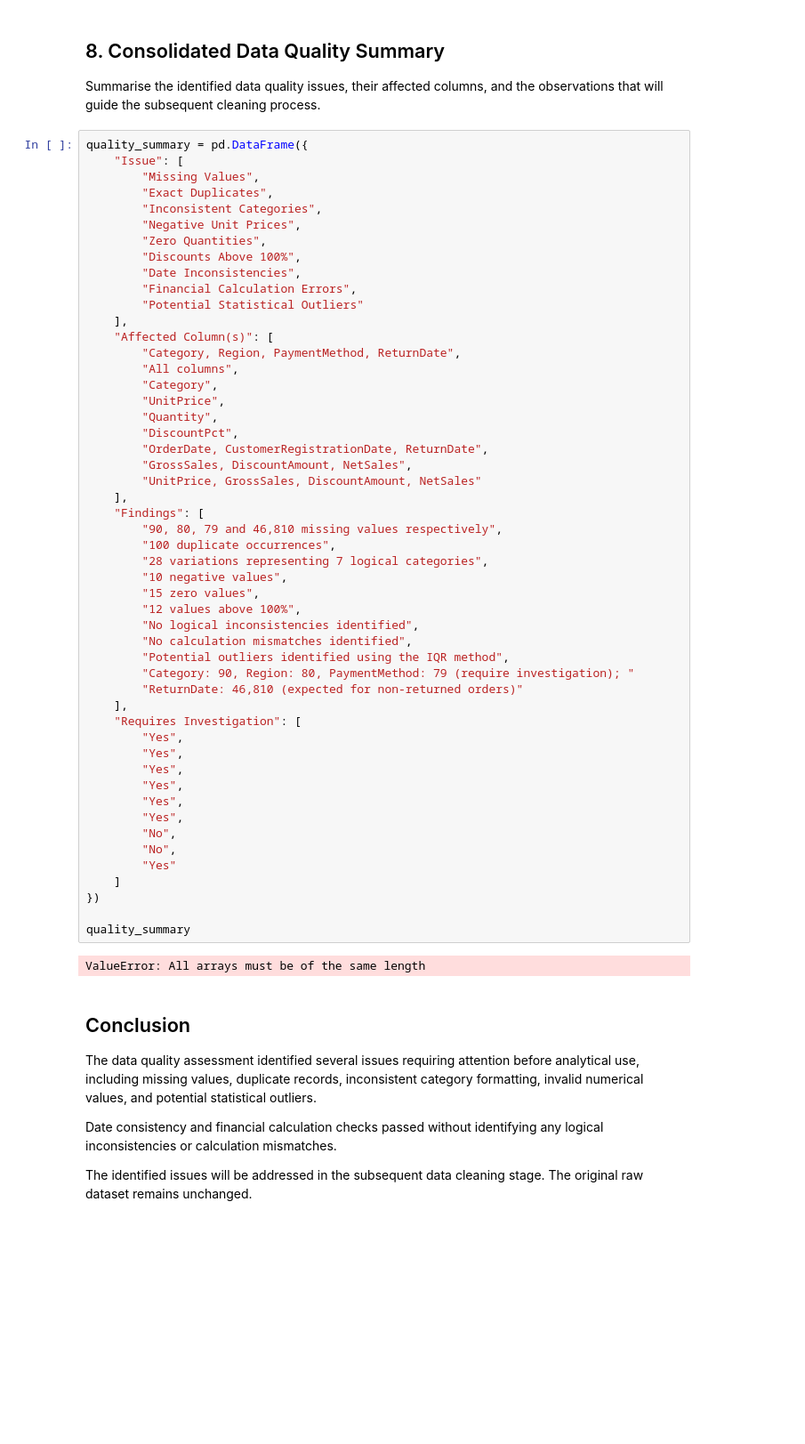
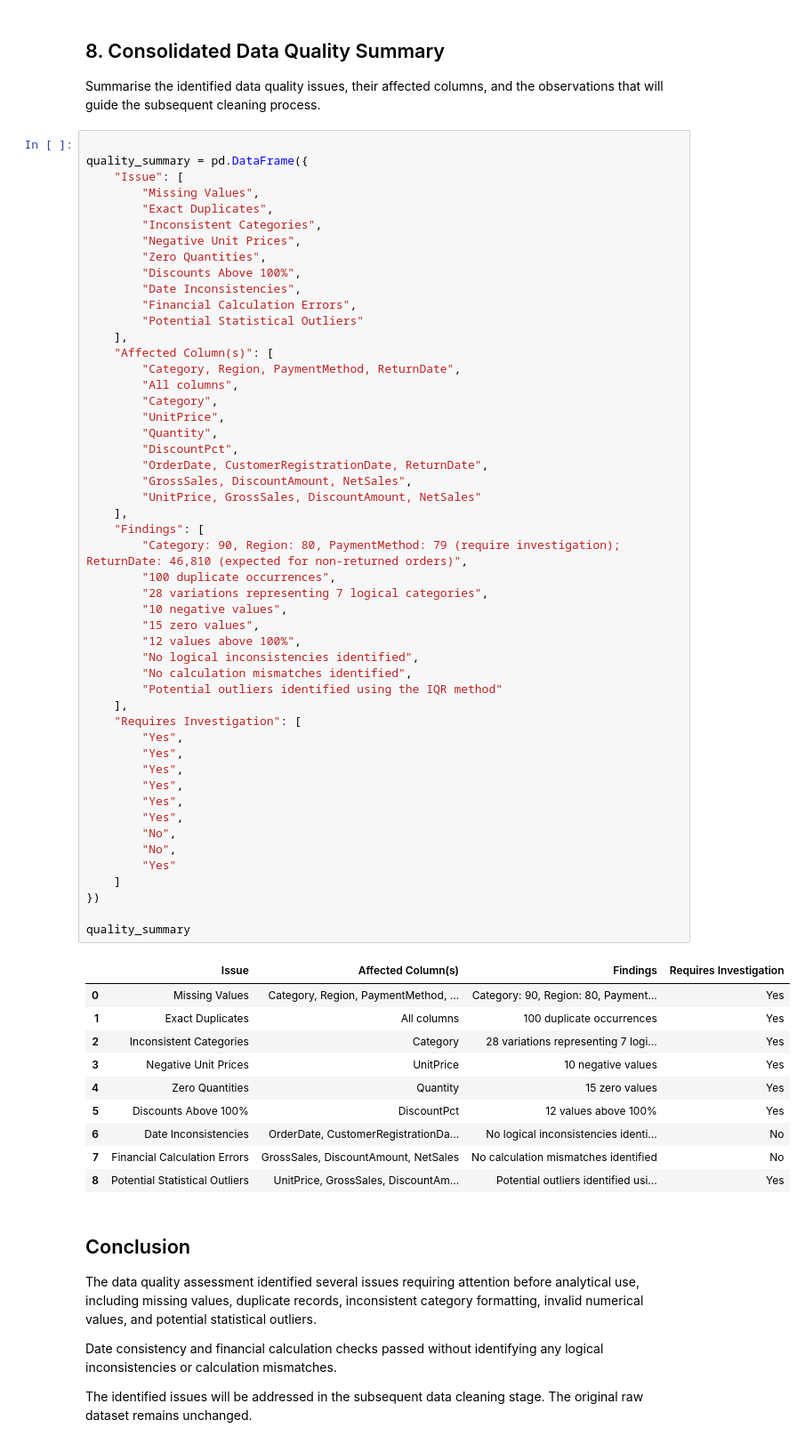
Before and after one commit to francisparwez/ecommerce-sales__customer-insights, a Jupyter notebook: Python/02_data_quality_assessment.ipynb, the cells around one changed output. Shown at 89% size. Saved outputs shown, nothing was run; the diff lists cells and outputs as text; blank space fills up the shorter version.

```diff
--- a/Python/02_data_quality_assessment.ipynb
+++ b/Python/02_data_quality_assessment.ipynb
@@ -558,6 +558,7 @@ unit_price_outlier_summary
 
 Summarise the identified data quality issues, their affected columns, and the observations that will guide the subsequent cleaning process.
 # %%
+
 quality_summary = pd.DataFrame({
     "Issue": [
         "Missing Values",
@@ -578,38 +579,45 @@ quality_summary = pd.DataFrame({
         "Quantity",
         "DiscountPct",
         "OrderDate, CustomerRegistrationDate, ReturnDate",
         "GrossSales, DiscountAmount, NetSales",
         "UnitPrice, GrossSales, DiscountAmount, NetSales"
     ],
     "Findings": [
-        "90, 80, 79 and 46,810 missing values respectively",
+        "Category: 90, Region: 80, PaymentMethod: 79 (require investigation); ReturnDate: 46,810 (expected for non-returned orders)",
         "100 duplicate occurrences",
         "28 variations representing 7 logical categories",
         "10 negative values",
         "15 zero values",
         "12 values above 100%",
         "No logical inconsistencies identified",
         "No calculation mismatches identified",
-        "Potential outliers identified using the IQR method",
-        "Category: 90, Region: 80, PaymentMethod: 79 (require investigation); "
-        "ReturnDate: 46,810 (expected for non-returned orders)"
+        "Potential outliers identified using the IQR method"
     ],
     "Requires Investigation": [
         "Yes",
         "Yes",
         "Yes",
         "Yes",
         "Yes",
         "Yes",
         "No",
         "No",
         "Yes"
     ]
 })
 
 quality_summary
 # %% [output]
-ValueError: All arrays must be of the same length
+|  | Issue | Affected Column(s) | Findings | Requires Investigation |
+| 0 | Missing Values | Category, Region, PaymentMethod, ... | Category: 90, Region: 80, Payment... | Yes |
+| 1 | Exact Duplicates | All columns | 100 duplicate occurrences | Yes |
+| 2 | Inconsistent Categories | Category | 28 variations representing 7 logi... | Yes |
+| 3 | Negative Unit Prices | UnitPrice | 10 negative values | Yes |
+| 4 | Zero Quantities | Quantity | 15 zero values | Yes |
+| 5 | Discounts Above 100% | DiscountPct | 12 values above 100% | Yes |
+| 6 | Date Inconsistencies | OrderDate, CustomerRegistrationDa... | No logical inconsistencies identi... | No |
+| 7 | Financial Calculation Errors | GrossSales, DiscountAmount, NetSales | No calculation mismatches identified | No |
+| 8 | Potential Statistical Outliers | UnitPrice, GrossSales, DiscountAm... | Potential outliers identified usi... | Yes |
 # %% [markdown]
 ## Conclusion
 
```
Also changed, not shown: 4 other files.
